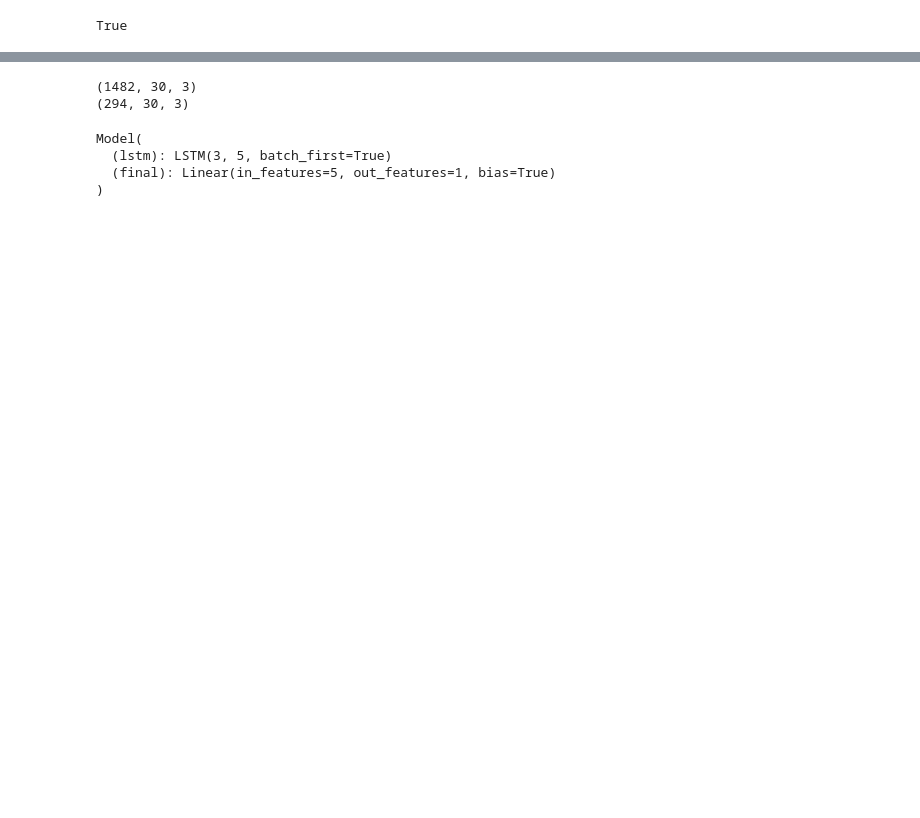
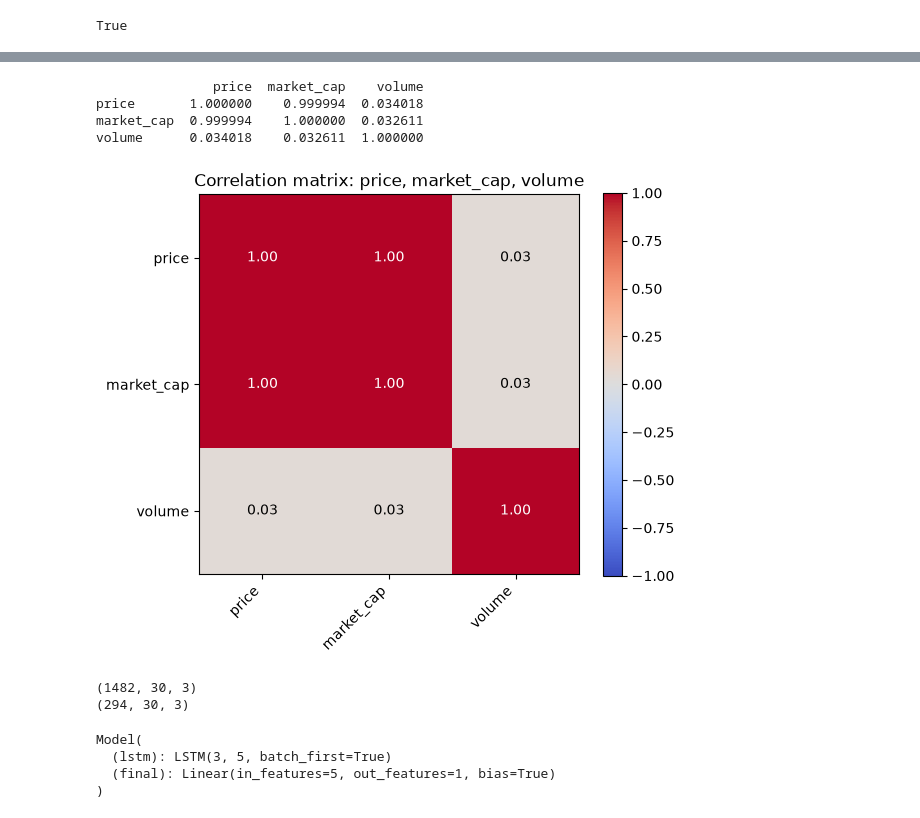
Before and after one commit to SANIC6/Bitcoin-Predictor, a Jupyter notebook: main-notebook.ipynb, the cells around one changed output, grey strips where cells are left out. Drawn from its saved outputs; the diff is of its cells as text; code cells hidden in the pictures; blank space fills up the shorter version.

```diff
--- a/main-notebook.ipynb
+++ b/main-notebook.ipynb
@@ -61,4 +61,36 @@ df_combined
 2161 rows × 4 columns
+# %%
+import matplotlib.pyplot as plt
+
+# Pearson correlation matrix (default method for .corr())
+corr = df_combined[["price", "market_cap", "volume"]].corr()
+print(corr)
+
+# --- Heatmap so you can see the strength at a glance ---
+fig, ax = plt.subplots(figsize=(6, 5))
+im = ax.imshow(corr.values, cmap="coolwarm", vmin=-1, vmax=1)
+
+ax.set_xticks(range(len(corr)))
+ax.set_yticks(range(len(corr)))
+ax.set_xticklabels(corr.columns, rotation=45, ha="right")
+ax.set_yticklabels(corr.columns)
+ax.set_title("Correlation matrix: price, market_cap, volume")
+
+for i in range(len(corr)):
+    for j in range(len(corr)):
+        ax.text(j, i, f"{corr.values[i, j]:.2f}",
+                ha="center", va="center",
+                color="white" if abs(corr.values[i, j]) > 0.5 else "black")
+
+fig.colorbar(im, ax=ax)
+plt.tight_layout()
+plt.show()
+# %% [output]
+               price  market_cap    volume
+price       1.000000    0.999994  0.034018
+market_cap  0.999994    1.000000  0.032611
+volume      0.034018    0.032611  1.000000
+[figure, added]
 # %%
 #values = df_combined[["price", "volume", "market_cap","open",'high','low','close']].to_numpy(dtype=np.float32)
 values = df_combined[["price", "volume", "market_cap"]].to_numpy(dtype=np.float32)
```
Also changed, not shown: parts of 7 cells of this notebook, 7 other files.
